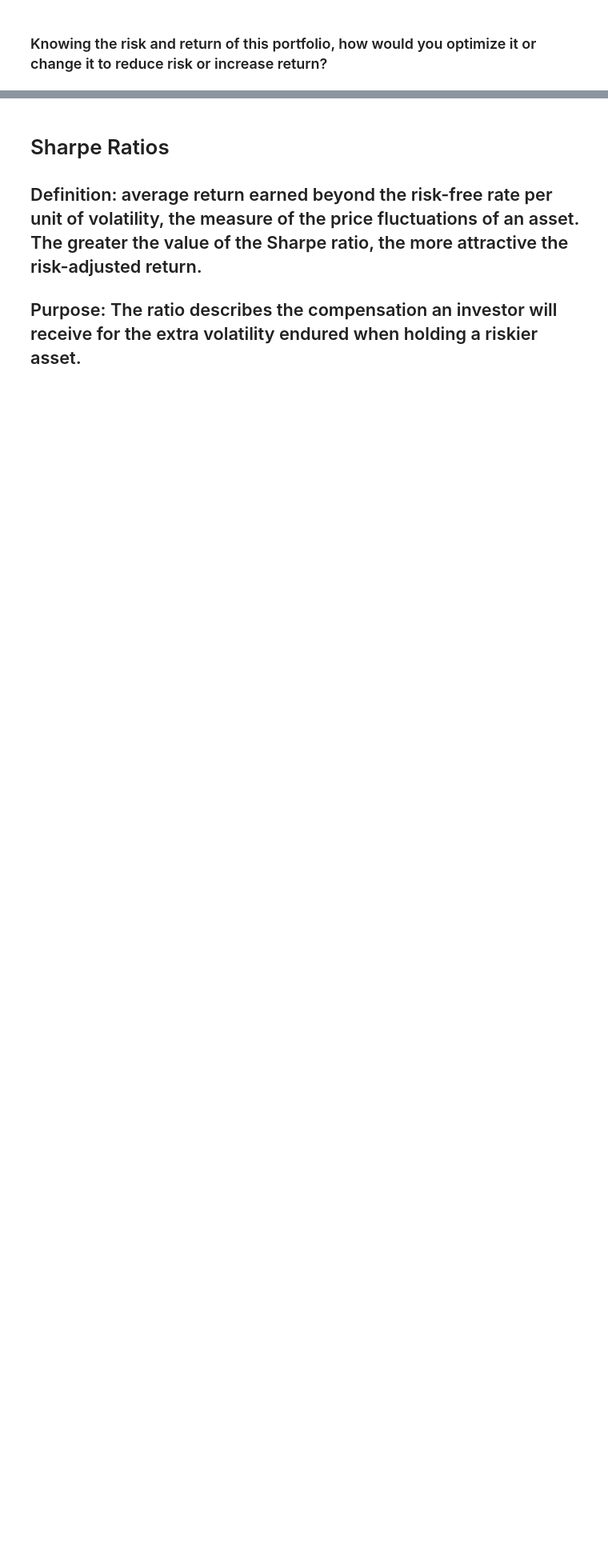
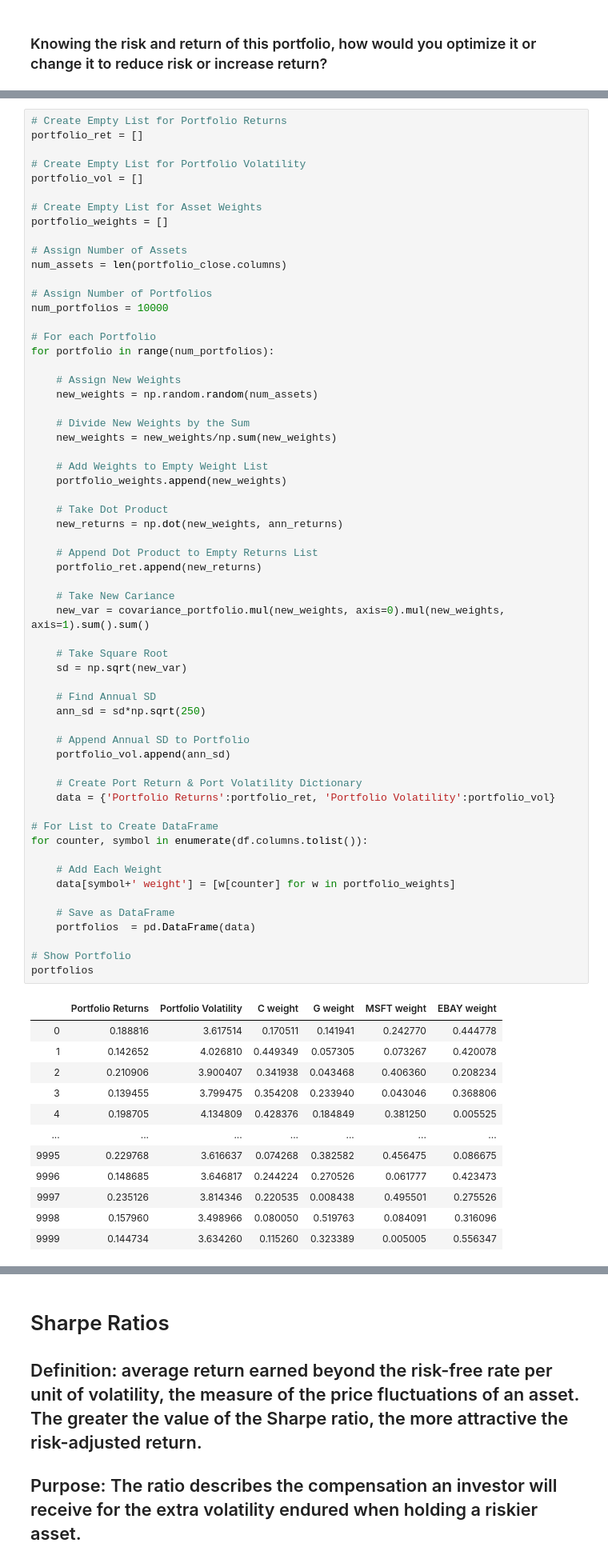
Before and after one commit to GregoryRash6/Custom_Portfolio_Analysis, a Jupyter notebook: analysis.ipynb, the cells around one changed output, grey strips where cells are left out. Shown: that part at 80% size. Saved outputs shown, nothing was run; the diff lists cells and outputs as text; blank space fills up the shorter version.

```diff
--- a/analysis.ipynb
+++ b/analysis.ipynb
@@ -593,0 +606,73 @@ and a risk of 37.0%.
+# %%
+# Create Empty List for Portfolio Returns
+portfolio_ret = []
+
+# Create Empty List for Portfolio Volatility
+portfolio_vol = []
+
+# Create Empty List for Asset Weights
+portfolio_weights = []
+
+# Assign Number of Assets
+num_assets = len(portfolio_close.columns)
+
+# Assign Number of Portfolios
+num_portfolios = 10000
+
+# For each Portfolio
+for portfolio in range(num_portfolios):
+
+    # Assign New Weights
+    new_weights = np.random.random(num_assets)
+
+    # Divide New Weights by the Sum
+    new_weights = new_weights/np.sum(new_weights)
+
+    # Add Weights to Empty Weight List
+    portfolio_weights.append(new_weights)
+
+    # Take Dot Product
+    new_returns = np.dot(new_weights, ann_returns)
+
+    # Append Dot Product to Empty Returns List
+    portfolio_ret.append(new_returns)
+
+    # Take New Cariance
+    new_var = covariance_portfolio.mul(new_weights, axis=0).mul(new_weights, axis=1).sum().sum()
+
+    # Take Square Root
+    sd = np.sqrt(new_var)
+
+    # Find Annual SD
+    ann_sd = sd*np.sqrt(250)
+
+    # Append Annual SD to Portfolio
+    portfolio_vol.append(ann_sd)
+
+    # Create Port Return & Port Volatility Dictionary
+    data = {'Portfolio Returns':portfolio_ret, 'Portfolio Volatility':portfolio_vol}
+
+# For List to Create DataFrame
+for counter, symbol in enumerate(df.columns.tolist()):
+
+    # Add Each Weight
+    data[symbol+' weight'] = [w[counter] for w in portfolio_weights]
+
+    # Save as DataFrame
+    portfolios  = pd.DataFrame(data)
+
+# Show Portfolio
+portfolios
+# %% [output]
+|  | Portfolio Returns | Portfolio Volatility | C weight | G weight | MSFT weight | EBAY weight |
+| 0 | 0.188816 | 3.617514 | 0.170511 | 0.141941 | 0.242770 | 0.444778 |
+| 1 | 0.142652 | 4.026810 | 0.449349 | 0.057305 | 0.073267 | 0.420078 |
+| 2 | 0.210906 | 3.900407 | 0.341938 | 0.043468 | 0.406360 | 0.208234 |
+| 3 | 0.139455 | 3.799475 | 0.354208 | 0.233940 | 0.043046 | 0.368806 |
+| 4 | 0.198705 | 4.134809 | 0.428376 | 0.184849 | 0.381250 | 0.005525 |
+| ... | ... | ... | ... | ... | ... | ... |
+| 9995 | 0.229768 | 3.616637 | 0.074268 | 0.382582 | 0.456475 | 0.086675 |
+| 9996 | 0.148685 | 3.646817 | 0.244224 | 0.270526 | 0.061777 | 0.423473 |
+| 9997 | 0.235126 | 3.814346 | 0.220535 | 0.008438 | 0.495501 | 0.275526 |
+| 9998 | 0.157960 | 3.498966 | 0.080050 | 0.519763 | 0.084091 | 0.316096 |
+| 9999 | 0.144734 | 3.634260 | 0.115260 | 0.323389 | 0.005005 | 0.556347 |
```
Also changed, not shown: parts of 35 cells of this notebook, 12 other files.
